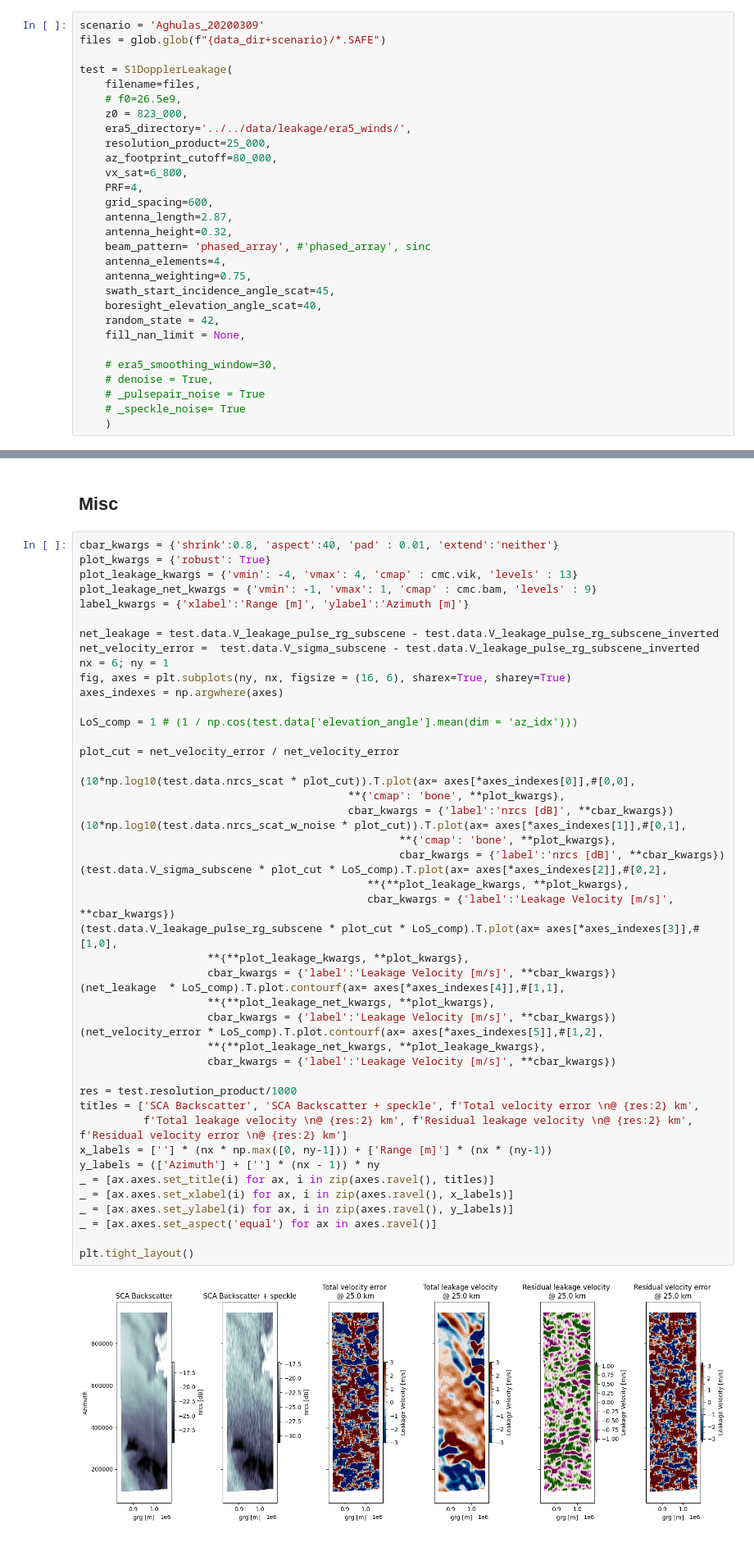
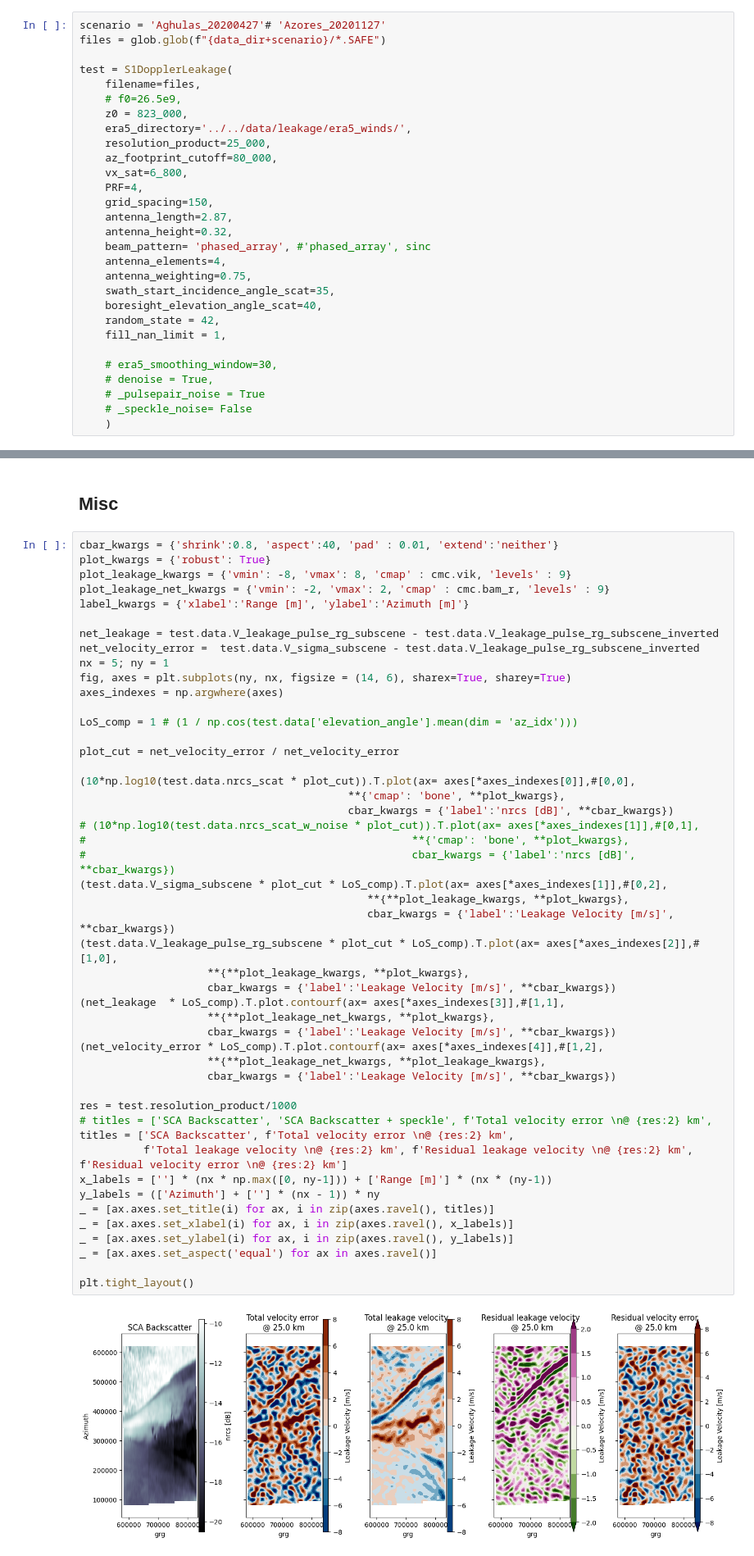
Before and after one commit to owenodriscoll/DopSCA_leakage, a Jupyter notebook: analyses/leakage/process_sentinel1_chain.ipynb, the cells around one changed output, grey strips where cells are left out. Shown at 82% size. Saved outputs shown, nothing was run; the diff lists cells and outputs as text.

```diff
--- a/analyses/leakage/process_sentinel1_chain.ipynb
+++ b/analyses/leakage/process_sentinel1_chain.ipynb
@@ -49,7 +48,7 @@ scenarios
  'Morroco_20201115',
  'Scotland_20231109']
 # %%
-scenario = 'Aghulas_20200309'
+scenario = 'Aghulas_20200427'# 'Azores_20201127'
 files = glob.glob(f"{data_dir+scenario}/*.SAFE")
 
 test = S1DopplerLeakage(
@@ -61,21 +60,21 @@ test = S1DopplerLeakage(
     az_footprint_cutoff=80_000,
     vx_sat=6_800,
     PRF=4,
-    grid_spacing=600,
+    grid_spacing=150,
     antenna_length=2.87,
     antenna_height=0.32,
     beam_pattern= 'phased_array', #'phased_array', sinc
     antenna_elements=4,
     antenna_weighting=0.75,
-    swath_start_incidence_angle_scat=45,
+    swath_start_incidence_angle_scat=35,
     boresight_elevation_angle_scat=40,
     random_state = 42,
-    fill_nan_limit = None,
+    fill_nan_limit = 1,
 
     # era5_smoothing_window=30,
     # denoise = True,
     # _pulsepair_noise = True
-    # _speckle_noise= True
+    # _speckle_noise= False
     )
 # %%
 # test.open_data()
@@ -97,52 +125,53 @@ Loading nearest ERA5 point w.r.t. observation from ERA5 file: ../../data/leakage
 # %%
 cbar_kwargs = {'shrink':0.8, 'aspect':40, 'pad' : 0.01, 'extend':'neither'}
 plot_kwargs = {'robust': True}
-plot_leakage_kwargs = {'vmin': -4, 'vmax': 4, 'cmap' : cmc.vik, 'levels' : 13}
-plot_leakage_net_kwargs = {'vmin': -1, 'vmax': 1, 'cmap' : cmc.bam, 'levels' : 9}
+plot_leakage_kwargs = {'vmin': -8, 'vmax': 8, 'cmap' : cmc.vik, 'levels' : 9}
+plot_leakage_net_kwargs = {'vmin': -2, 'vmax': 2, 'cmap' : cmc.bam_r, 'levels' : 9}
 label_kwargs = {'xlabel':'Range [m]', 'ylabel':'Azimuth [m]'}
 
 net_leakage = test.data.V_leakage_pulse_rg_subscene - test.data.V_leakage_pulse_rg_subscene_inverted
 net_velocity_error =  test.data.V_sigma_subscene - test.data.V_leakage_pulse_rg_subscene_inverted
-nx = 6; ny = 1
-fig, axes = plt.subplots(ny, nx, figsize = (16, 6), sharex=True, sharey=True)
+nx = 5; ny = 1
+fig, axes = plt.subplots(ny, nx, figsize = (14, 6), sharex=True, sharey=True)
 axes_indexes = np.argwhere(axes)
 
 LoS_comp = 1 # (1 / np.cos(test.data['elevation_angle'].mean(dim = 'az_idx')))
 
 plot_cut = net_velocity_error / net_velocity_error
 
 (10*np.log10(test.data.nrcs_scat * plot_cut)).T.plot(ax= axes[*axes_indexes[0]],#[0,0],
                                           **{'cmap': 'bone', **plot_kwargs},
                                           cbar_kwargs = {'label':'nrcs [dB]', **cbar_kwargs})
-(10*np.log10(test.data.nrcs_scat_w_noise * plot_cut)).T.plot(ax= axes[*axes_indexes[1]],#[0,1],
-                                                  **{'cmap': 'bone', **plot_kwargs},
-                                                  cbar_kwargs = {'label':'nrcs [dB]', **cbar_kwargs})
-(test.data.V_sigma_subscene * plot_cut * LoS_comp).T.plot(ax= axes[*axes_indexes[2]],#[0,2],
+# (10*np.log10(test.data.nrcs_scat_w_noise * plot_cut)).T.plot(ax= axes[*axes_indexes[1]],#[0,1],
+#                                                   **{'cmap': 'bone', **plot_kwargs},
+#                                                   cbar_kwargs = {'label':'nrcs [dB]', **cbar_kwargs})
+(test.data.V_sigma_subscene * plot_cut * LoS_comp).T.plot(ax= axes[*axes_indexes[1]],#[0,2],
                                              **{**plot_leakage_kwargs, **plot_kwargs},
                                              cbar_kwargs = {'label':'Leakage Velocity [m/s]', **cbar_kwargs})
-(test.data.V_leakage_pulse_rg_subscene * plot_cut * LoS_comp).T.plot(ax= axes[*axes_indexes[3]],#[1,0],
+(test.data.V_leakage_pulse_rg_subscene * plot_cut * LoS_comp).T.plot(ax= axes[*axes_indexes[2]],#[1,0],
                     **{**plot_leakage_kwargs, **plot_kwargs},
                     cbar_kwargs = {'label':'Leakage Velocity [m/s]', **cbar_kwargs})
-(net_leakage  * LoS_comp).T.plot.contourf(ax= axes[*axes_indexes[4]],#[1,1],
+(net_leakage  * LoS_comp).T.plot.contourf(ax= axes[*axes_indexes[3]],#[1,1],
                     **{**plot_leakage_net_kwargs, **plot_kwargs},
                     cbar_kwargs = {'label':'Leakage Velocity [m/s]', **cbar_kwargs})
-(net_velocity_error * LoS_comp).T.plot.contourf(ax= axes[*axes_indexes[5]],#[1,2],
+(net_velocity_error * LoS_comp).T.plot.contourf(ax= axes[*axes_indexes[4]],#[1,2],
                     **{**plot_leakage_net_kwargs, **plot_leakage_kwargs},
                     cbar_kwargs = {'label':'Leakage Velocity [m/s]', **cbar_kwargs})
 
 res = test.resolution_product/1000
-titles = ['SCA Backscatter', 'SCA Backscatter + speckle', f'Total velocity error \n@ {res:2} km',
+# titles = ['SCA Backscatter', 'SCA Backscatter + speckle', f'Total velocity error \n@ {res:2} km',
+titles = ['SCA Backscatter', f'Total velocity error \n@ {res:2} km',
           f'Total leakage velocity \n@ {res:2} km', f'Residual leakage velocity \n@ {res:2} km', f'Residual velocity error \n@ {res:2} km']
 x_labels = [''] * (nx * np.max([0, ny-1])) + ['Range [m]'] * (nx * (ny-1))
 y_labels = (['Azimuth'] + [''] * (nx - 1)) * ny
 _ = [ax.axes.set_title(i) for ax, i in zip(axes.ravel(), titles)]
 _ = [ax.axes.set_xlabel(i) for ax, i in zip(axes.ravel(), x_labels)]
 _ = [ax.axes.set_ylabel(i) for ax, i in zip(axes.ravel(), y_labels)]
 _ = [ax.axes.set_aspect('equal') for ax in axes.ravel()]
 
 plt.tight_layout()
 # %% [output]
-[figure, old version]
+[figure, new version]
 # %%
 func_rmse = lambda x, rounding=3:  np.round(np.sqrt(np.mean(x**2)).values*1, rounding)
 func_rmse(net_leakage)
```
Also changed, not shown: parts of 23 cells of this notebook, 2 other files.
